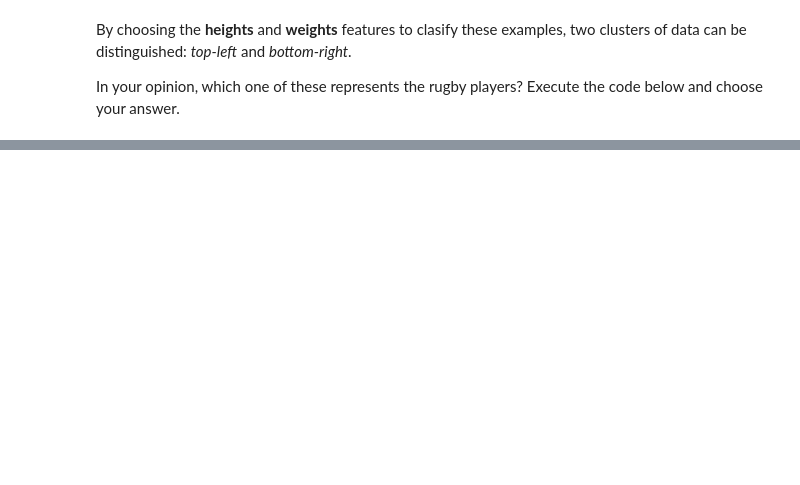
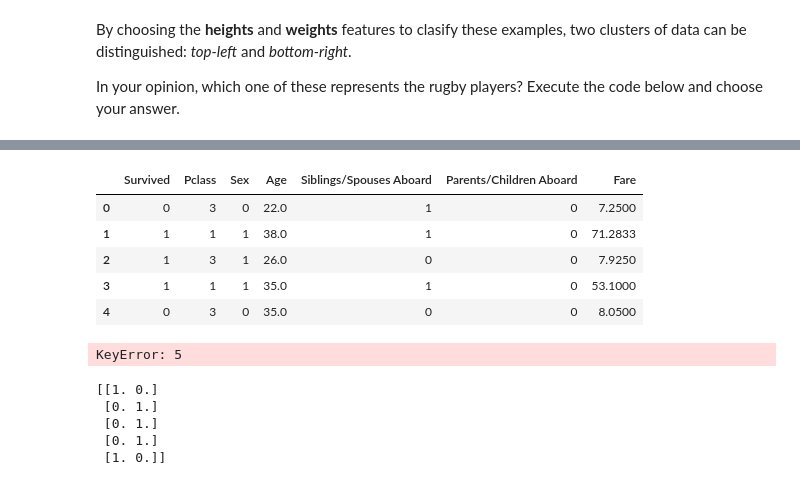
Before and after one commit to preslee/UCIL20122, a Jupyter notebook: Individual project.ipynb, the cells around one changed output, grey strips where cells are left out. Cells and saved outputs as stored; diff of their text form; code cells hidden in the pictures; blank space fills up the shorter version.

```diff
--- a/Individual project.ipynb
+++ b/Individual project.ipynb
@@ -169,0 +248,46 @@ feedbackQ2.button.on_click(on_button_clicked)
+# %%
+#Run the code below to transform 'male' values into 0s and 'female' values into 1s
+titanicData = titanicData.replace("male", 0)
+titanicData = titanicData.replace("female", 1)
+titanicData.head()
+# %% [output]
+|  | Survived | Pclass | Sex | Age | Siblings/Spouses Aboard | Parents/Children Aboard | Fare |
+| 0 | 0 | 3 | 0 | 22.0 | 1 | 0 | 7.2500 |
+| 1 | 1 | 1 | 1 | 38.0 | 1 | 0 | 71.2833 |
+| 2 | 1 | 3 | 1 | 26.0 | 0 | 0 | 7.9250 |
+| 3 | 1 | 1 | 1 | 35.0 | 1 | 0 | 53.1000 |
+| 4 | 0 | 3 | 0 | 35.0 | 0 | 0 | 8.0500 |
+# %%
+#Run this code now to encode the gender value into one-hot vectors
+from sklearn.preprocessing import OneHotEncoder
+
+labelsGender = np.array(titanicData['Sex'])
+
+onehotGender = OneHotEncoder(sparse = False).fit_transform(np.transpose([labelsGender]))
+
+encodedTitanicData = titanicData.rename(index=str, columns={"Sex": "Male"})
+
+encodedTitanicData.insert(3, 'Female', 0.0, allow_duplicates=True)
+
+encodedTitanicData['Male'] = onehotGender
+
+for person in onehotGender:
+    encodedTitanicData['Male'] = person[0]
+    encodedTitanicData['Female'] = person[1]
+
+encodedTitanicData.head()
+# %% [output]
+KeyError: 5
+# %%
+#Repeat the same rationale and change the code below to apply the one-hot to 'survived' features.
+labelsSurvived = np.array(titanicData['Survived'])
+
+onehotSurvived = OneHotEncoder(sparse = False).fit_transform(np.transpose([labelsSurvived]))
+
+print(onehotSurvived[:5])
+# %% [output]
+[[1. 0.]
+ [0. 1.]
+ [0. 1.]
+ [0. 1.]
+ [1. 0.]]
```
Also changed, not shown: parts of 23 cells of this notebook, 3 other files.
